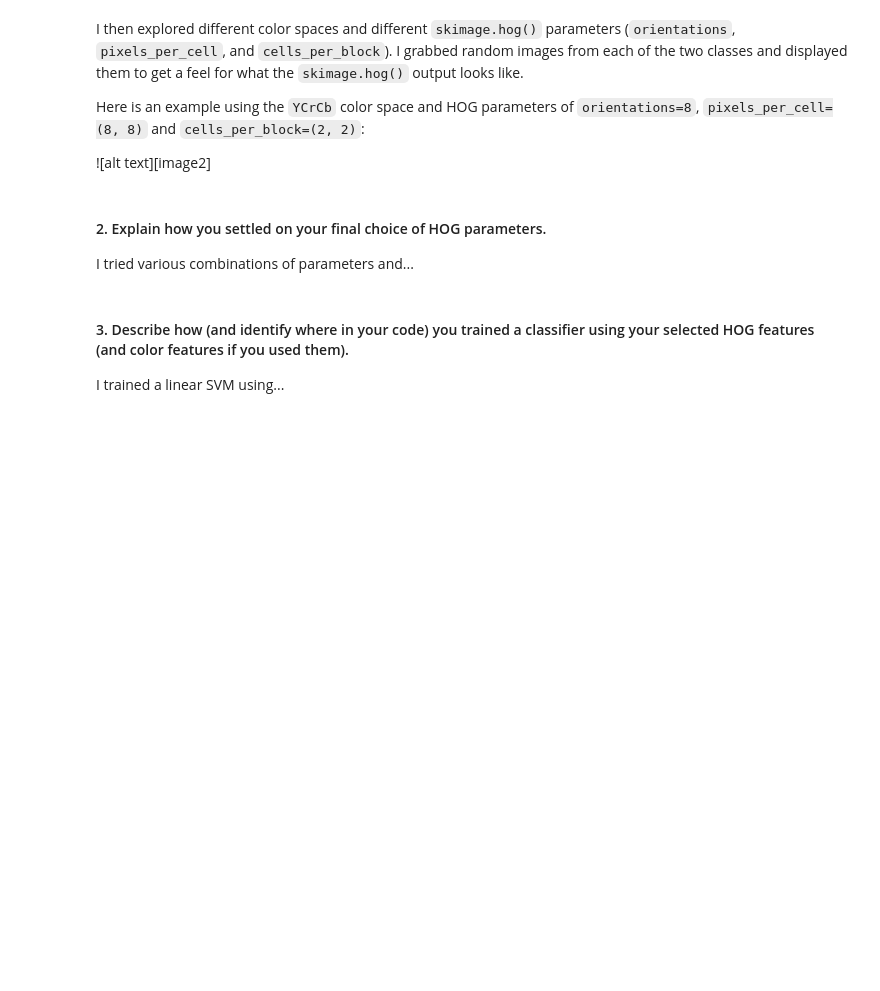
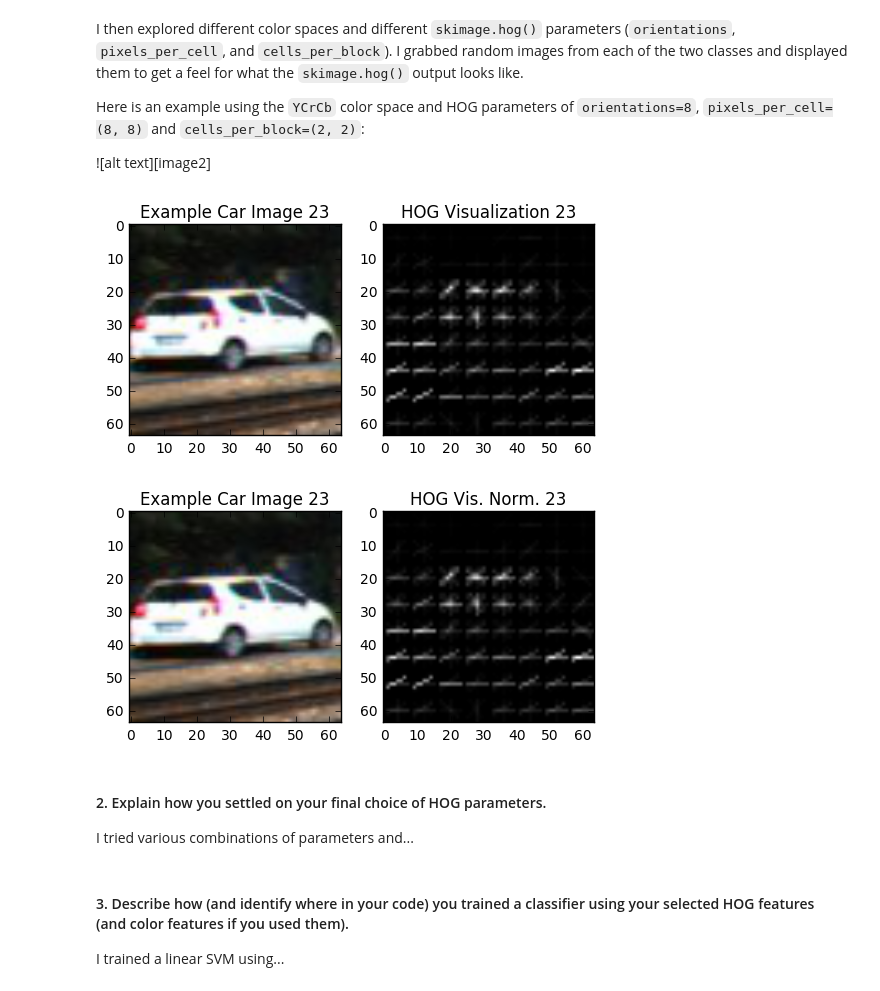
Before and after one commit to matthewzimmer/CarND-Vehicle-Detection-P5, a Jupyter notebook: final-project.ipynb, the cells around one changed output. Saved outputs shown, nothing was run; the diff lists cells and outputs as text; code cells hidden in the pictures; blank space fills up the shorter version.

```diff
--- a/final-project.ipynb
+++ b/final-project.ipynb
@@ -154,3 +159,58 @@ Here is an example using the `YCrCb` color space and HOG parameters of `orientat
 
 
 ![alt text][image2]
+# %%
+# Read in the image
+image = mpimg.imread(cars[ind_cars])
+gray = cv2.cvtColor(image, cv2.COLOR_RGB2YCrCb)[:,:,2]
+
+# plt.imshow(image)
+# plt.show()
+# plt.imshow(gray, cmap='gray')
+# plt.show()
+
+if True:
+    # Define HOG parameters
+    orient = 8
+    pix_per_cell = 8
+    cell_per_block = 2
+
+    # Call our function with vis=True to see an image output
+    features, hog_image = HOGExtractorOp(
+        gray, orient,
+        pix_per_cell, cell_per_block,
+        visualize=True,
+        feature_vec=False,
+        transform_sqrt=False
+    ).perform().output()
+
+
+    # Plot the examples
+    fig = plt.figure()
+    plt.subplot(121)
+    plt.imshow(image, cmap='gray')
+    plt.title('Example Car Image {}'.format(str(ind_cars)))
+    plt.subplot(122)
+    plt.imshow(hog_image, cmap='gray')
+    plt.title('HOG Visualization {}'.format(str(ind_cars)))
+
+    # Call our function with vis=True to see an image output
+    features, hog_image = HOGExtractorOp(
+        gray, orient,
+        pix_per_cell, cell_per_block,
+        visualize=True,
+        feature_vec=False,
+        transform_sqrt=True
+    ).perform().output()
+
+    # Plot the examples
+    fig = plt.figure()
+    plt.subplot(121)
+    plt.imshow(image, cmap='gray')
+    plt.title('Example Car Image {}'.format(str(ind_cars)))
+    plt.subplot(122)
+    plt.imshow(hog_image, cmap='gray')
+    plt.title('HOG Vis. Norm. {}'.format(str(ind_cars)))
+# %% [output]
+[figure, added]
+[figure, added]
```
Also changed, not shown: parts of 8 cells of this notebook, 4 other files.
